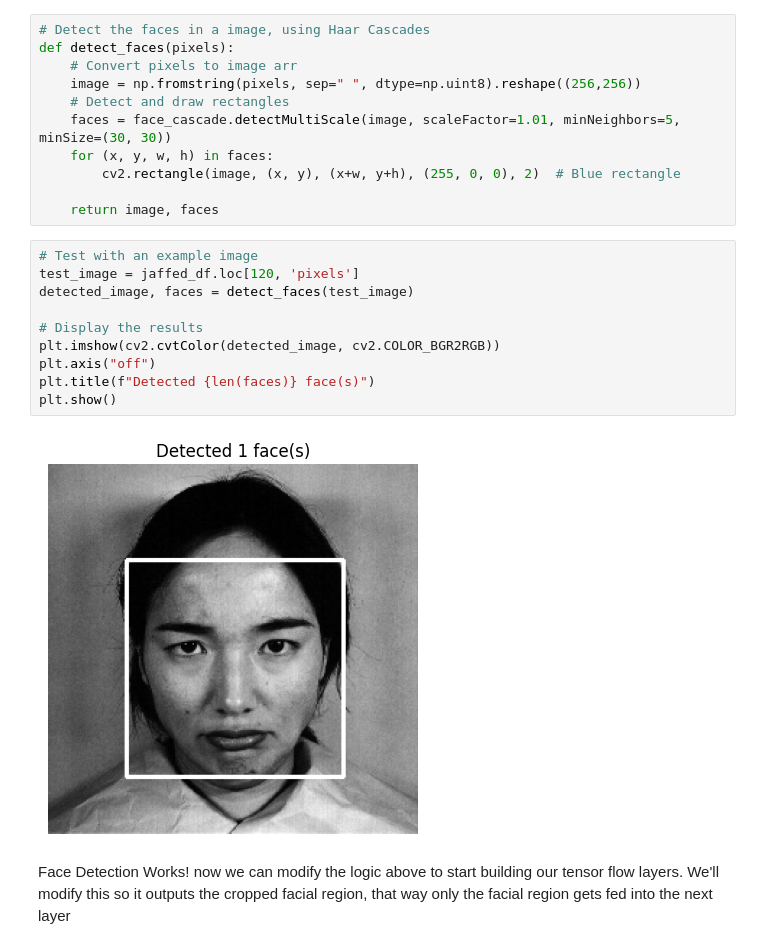
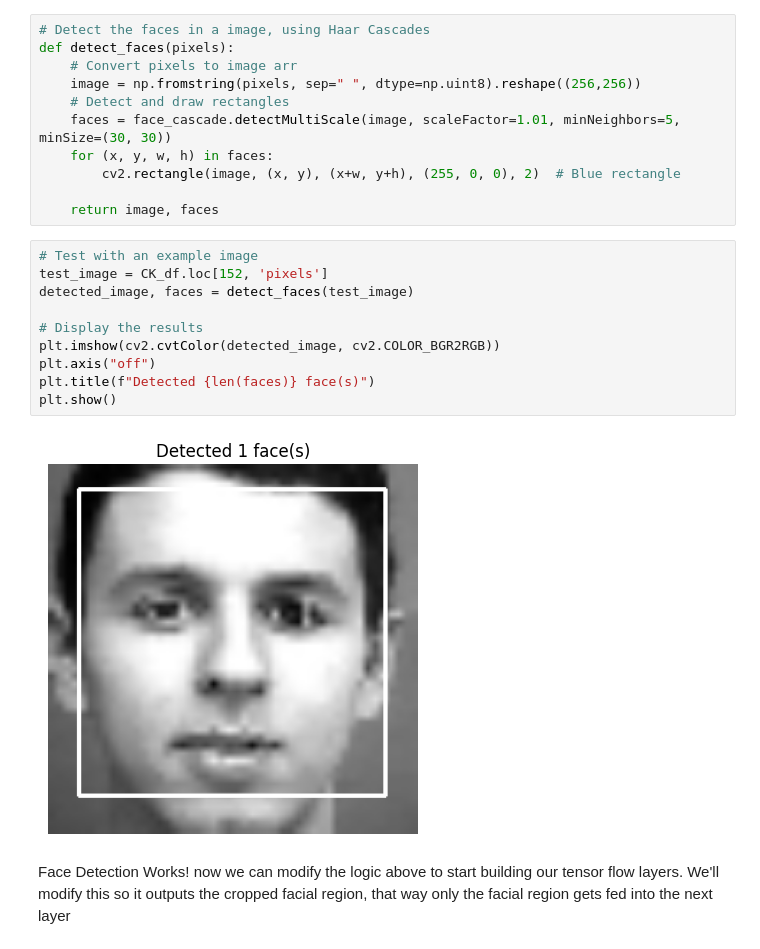
Before and after one commit to Shadowyish/ITSC-5154-Project, a Jupyter notebook: project.ipynb, the cells around one changed output. Saved outputs shown, nothing was run; the diff lists cells and outputs as text.

```diff
--- a/project.ipynb
+++ b/project.ipynb
@@ -240,16 +307,16 @@ def detect_faces(pixels):
     return image, faces
 # %%
 # Test with an example image
-test_image = jaffed_df.loc[120, 'pixels']
+test_image = CK_df.loc[152, 'pixels']
 detected_image, faces = detect_faces(test_image)
 
 # Display the results
 plt.imshow(cv2.cvtColor(detected_image, cv2.COLOR_BGR2RGB))
 plt.axis("off")
 plt.title(f"Detected {len(faces)} face(s)")
 plt.show()
 # %% [output]
-[figure, old version]
+[figure, new version]
 # %% [markdown]
 Face Detection Works!
 now we can modify the logic above to start building our tensor flow layers.
```
Also changed, not shown: parts of 18 cells of this notebook.
